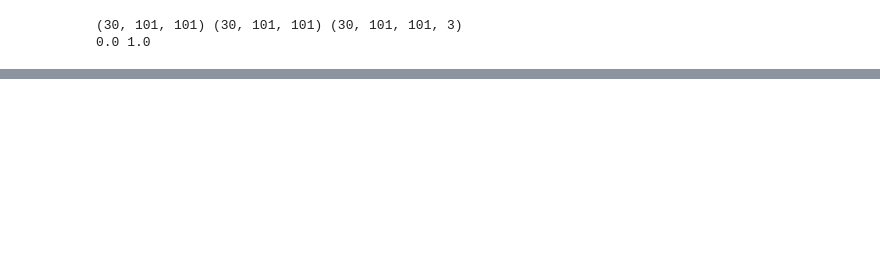
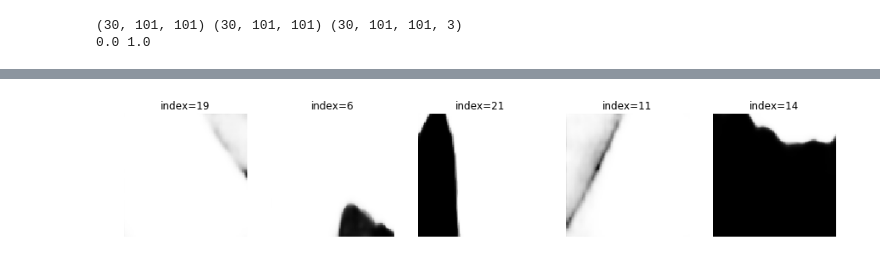
Before and after one commit to lonestar686/pytorch-saltnet, a Jupyter notebook: predict_seam.ipynb, the cells around one changed output, grey strips where cells are left out. Cells and saved outputs as stored; diff of their text form; code cells hidden in the pictures; blank space fills up the shorter version.

```diff
--- a/predict_seam.ipynb
+++ b/predict_seam.ipynb
@@ -279,14 +291,6 @@ def qc_test(args):
     else:
         flipped_batch = None
 
-    #
-    image_ids = batch['image_id']
-    images = batch['input']
-    masks = batch['mask']
-    flipped_images = flipped_batch['input']
-
-    print(f' image shape: {images.shape}, mask shape: {masks.shape}')
-
     # predicted probabilities
     probs = predict(args, model, batch, flipped_batch, use_gpu=use_gpu)
 
@@ -297,12 +301,24 @@ def qc_test(args):
     # output probabilities
     probs_uint16 = (65535 * probs).astype(dtype=np.uint16)
 
+    # for output and qc purpose
+    image_ids = batch['image_id']
+    images = batch['input']
+    masks = batch['mask']
+
+    print(f' image shape: {images.shape}, mask shape: {masks.shape}')
+
     # input images
     image_samples = images[:, :, y0:y1, x0:x1].permute(0, 2, 3, 1).numpy()
     # gt mask
     mask_samples = masks[:, y0:y1, x0:x1].numpy()
-    # flipped images
-    flipped_image_samples = flipped_images[:, :, y0:y1, x0:x1].permute(0, 2, 3, 1).numpy()
+
+    if args.tta:
+        # flipped images
+        flipped_images = flipped_batch['input']
+        flipped_image_samples = flipped_images[:, :, y0:y1, x0:x1].permute(0, 2, 3, 1).numpy()
+    else:
+        flipped_image_samples = None
 
     return image_ids, pred, probs_uint16, image_samples, mask_samples, flipped_image_samples
 # %%
@@ -418,0 +457,12 @@ plt.subplots_adjust(top=0.8, bottom=0.0,
+# %%
+# check probabilities
+plt.figure(figsize=(15, 5))
+ncols = nrows
+for i, index in enumerate(pred_indices[:ncols]):
+    plt.subplot(1, ncols, i+1)
+    plt.imshow(probs_uint16[index], cmap='Greys')
+    plt.title(f'index={index}')
+#     plt.suptitle('prediction probabilities', verticalalignment='bottom')
+    plt.axis('off')
+# %% [output]
+[figure, added]
```
Also changed, not shown: parts of 9 cells of this notebook.
